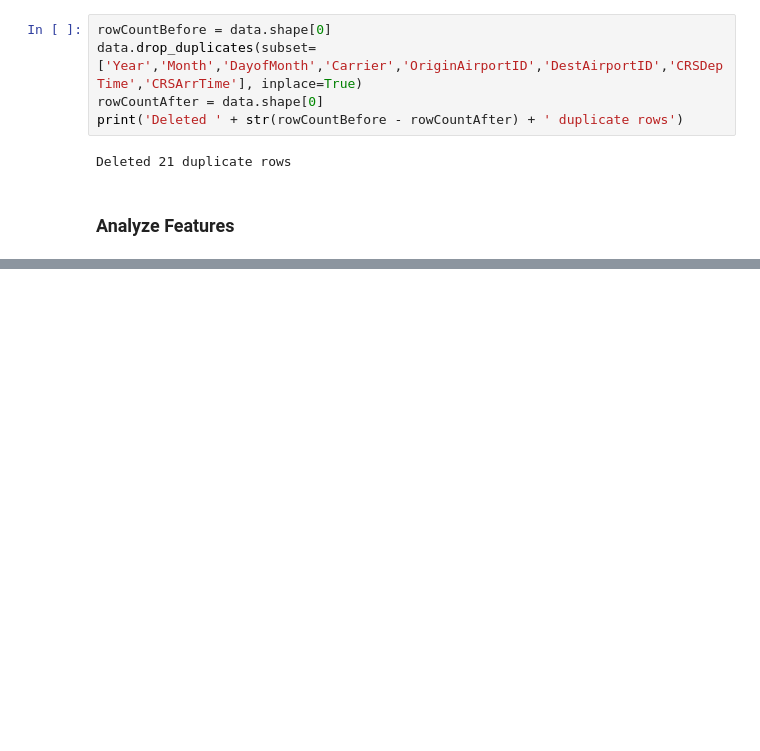
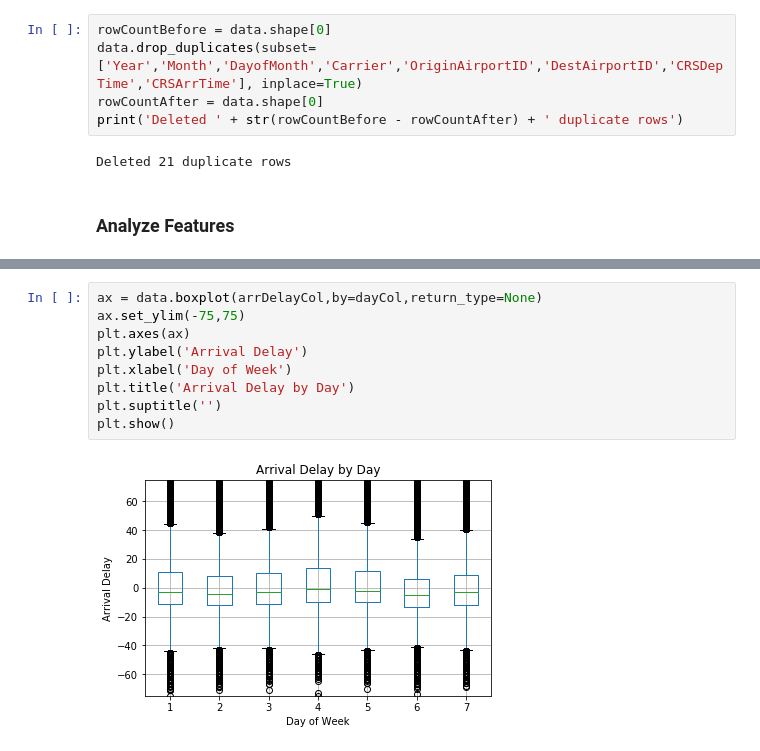
Before and after one commit to npalacio/IntroToAI, a Jupyter notebook: Homework/Project/Work/Flight Prediction.ipynb, the cells around one changed output, grey strips where cells are left out. Cells and saved outputs as stored; diff of their text form; blank space fills up the shorter version.

```diff
--- a/Homework/Project/Work/Flight Prediction.ipynb
+++ b/Homework/Project/Work/Flight Prediction.ipynb
@@ -68,0 +95,11 @@ Deleted 21 duplicate rows
+# %%
+ax = data.boxplot(arrDelayCol,by=dayCol,return_type=None)
+ax.set_ylim(-75,75)
+plt.axes(ax)
+plt.ylabel('Arrival Delay')
+plt.xlabel('Day of Week')
+plt.title('Arrival Delay by Day')
+plt.suptitle('')
+plt.show()
+# %% [output]
+[figure, added]
```
Also changed, not shown: parts of 9 cells of this notebook.
